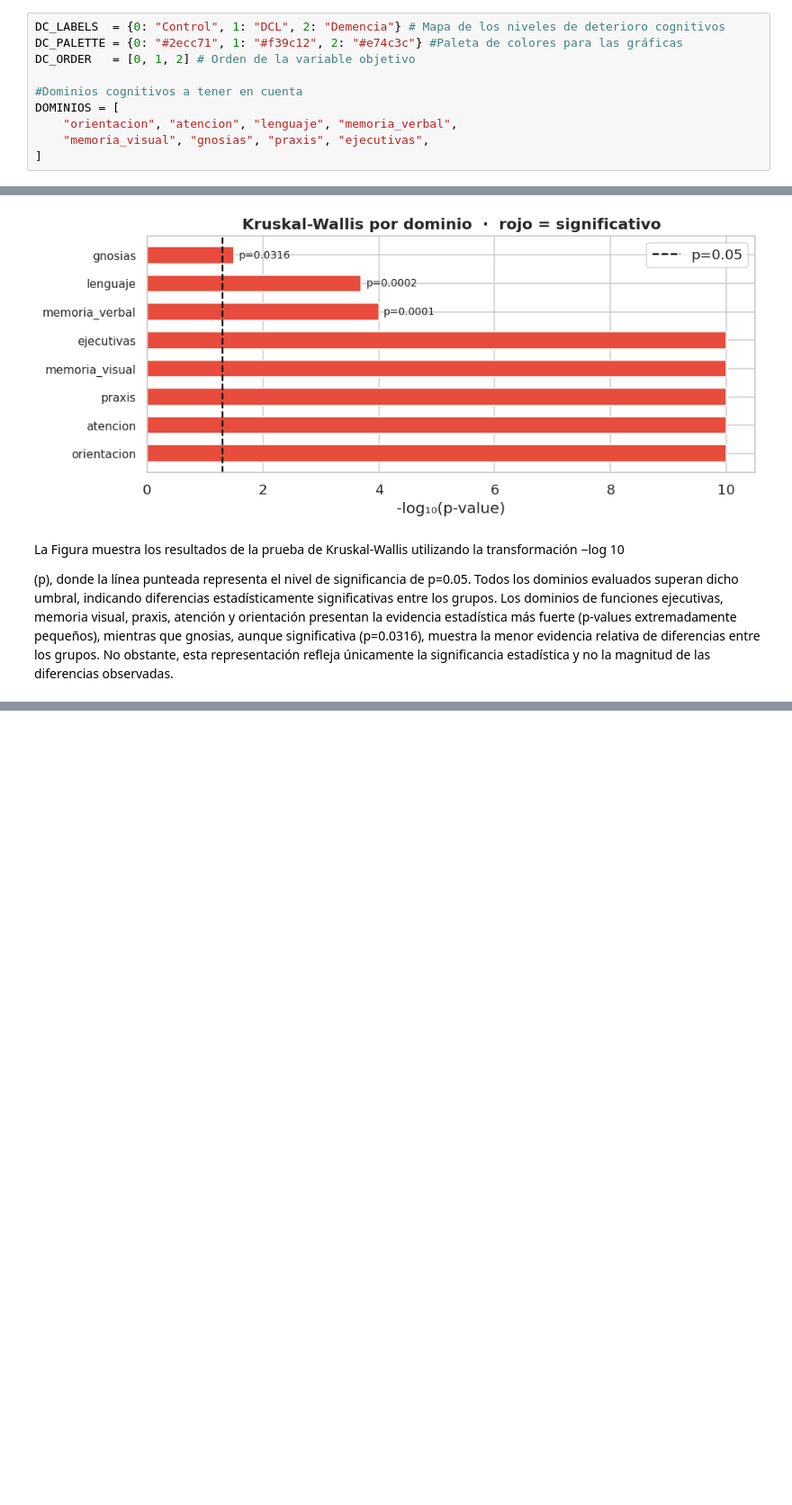
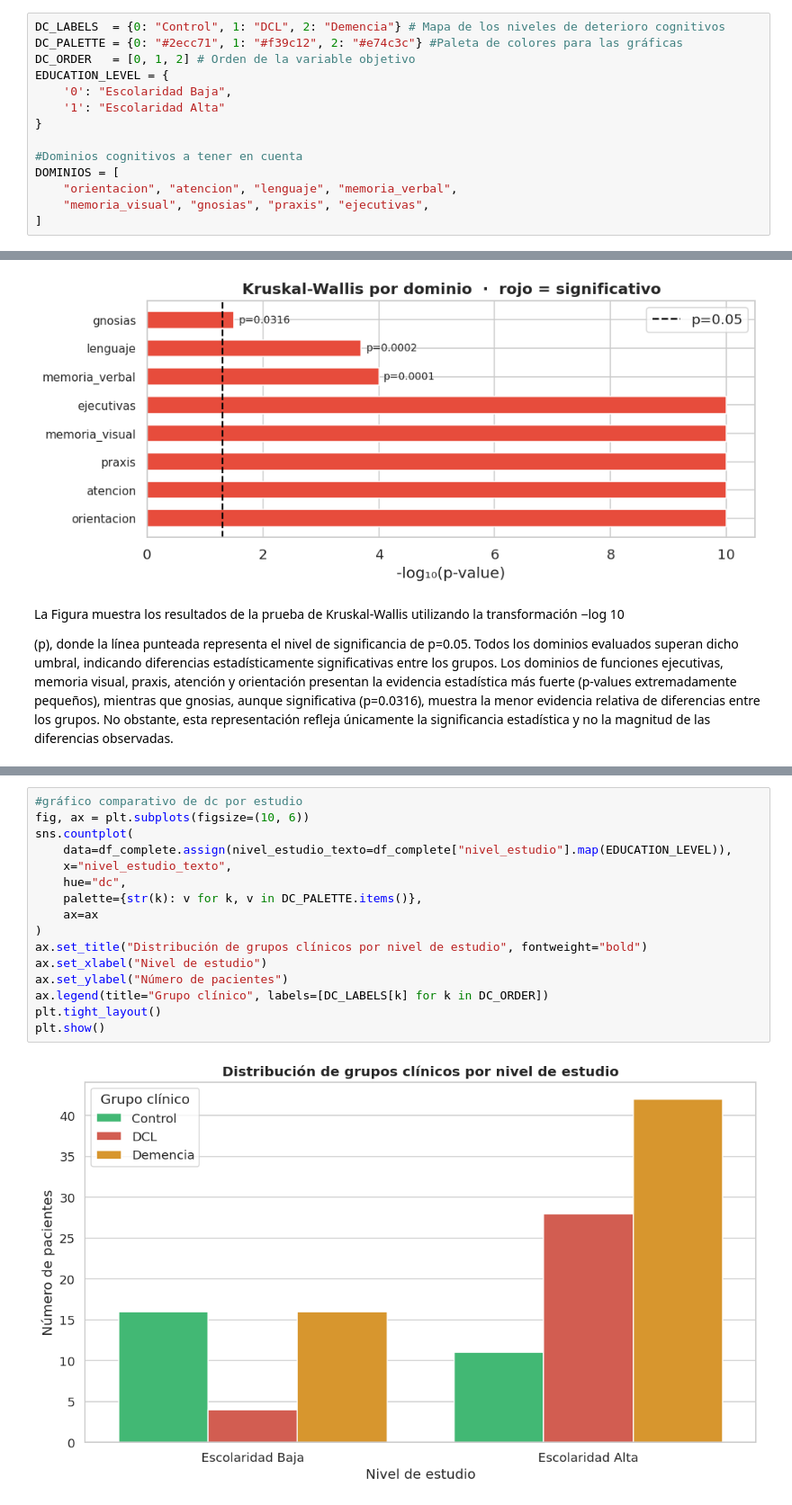
Before and after one commit to Nicolasg2c/dc_model_ts, a Jupyter notebook: src/dc_pipeline_2.ipynb, the cells around one changed output, grey strips where cells are left out. Shown at 90% size. Saved outputs shown, nothing was run; the diff lists cells and outputs as text; blank space fills up the shorter version.

Commit message:
feat: add dc_pipeline_2 notebook with data ingestion and feature extraction utilities

```diff
--- a/src/dc_pipeline_2.ipynb
+++ b/src/dc_pipeline_2.ipynb
@@ -1278,6 +1271,10 @@ memory usage: 12.0+ KB
 DC_LABELS  = {0: "Control", 1: "DCL", 2: "Demencia"} # Mapa de los niveles de deterioro cognitivos
 DC_PALETTE = {0: "#2ecc71", 1: "#f39c12", 2: "#e74c3c"} #Paleta de colores para las gráficas
 DC_ORDER   = [0, 1, 2] # Orden de la variable objetivo
+EDUCATION_LEVEL = {
+    '0': "Escolaridad Baja",
+    '1': "Escolaridad Alta"
+}
 
 #Dominios cognitivos a tener en cuenta
 DOMINIOS = [
@@ -1585,3 +1582,21 @@ memoria_visual         27           3.12             3.00         0.35     58
 gnosias                27           3.63             3.50         0.36     58       3.65         4.00     0.63          32            3.11              3.75          0.96
 praxis                 27           3.65             3.50         0.39     58       3.09         3.00     0.54          32            2.62              2.50          0.62
 ejecutivas             27           3.03             3.00         0.26     58       2.71         2.75     0.34          32            2.12              2.25          0.46
+# %%
+#gráfico comparativo de dc por estudio
+fig, ax = plt.subplots(figsize=(10, 6))
+sns.countplot(
+    data=df_complete.assign(nivel_estudio_texto=df_complete["nivel_estudio"].map(EDUCATION_LEVEL)),
+    x="nivel_estudio_texto",
+    hue="dc",
+    palette={str(k): v for k, v in DC_PALETTE.items()},
+    ax=ax
+)
+ax.set_title("Distribución de grupos clínicos por nivel de estudio", fontweight="bold")
+ax.set_xlabel("Nivel de estudio")
+ax.set_ylabel("Número de pacientes")
+ax.legend(title="Grupo clínico", labels=[DC_LABELS[k] for k in DC_ORDER])
+plt.tight_layout()
+plt.show()
+# %% [output]
+[figure, added]
```
Also changed, not shown: parts of 16 cells of this notebook.
